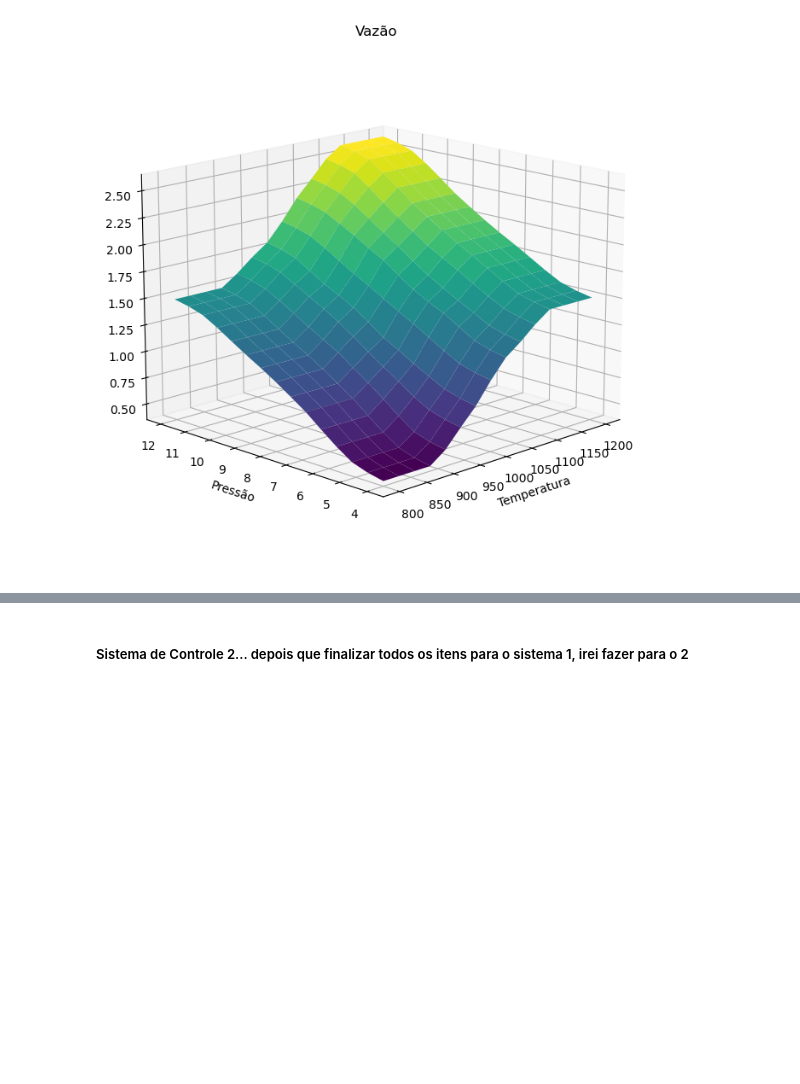
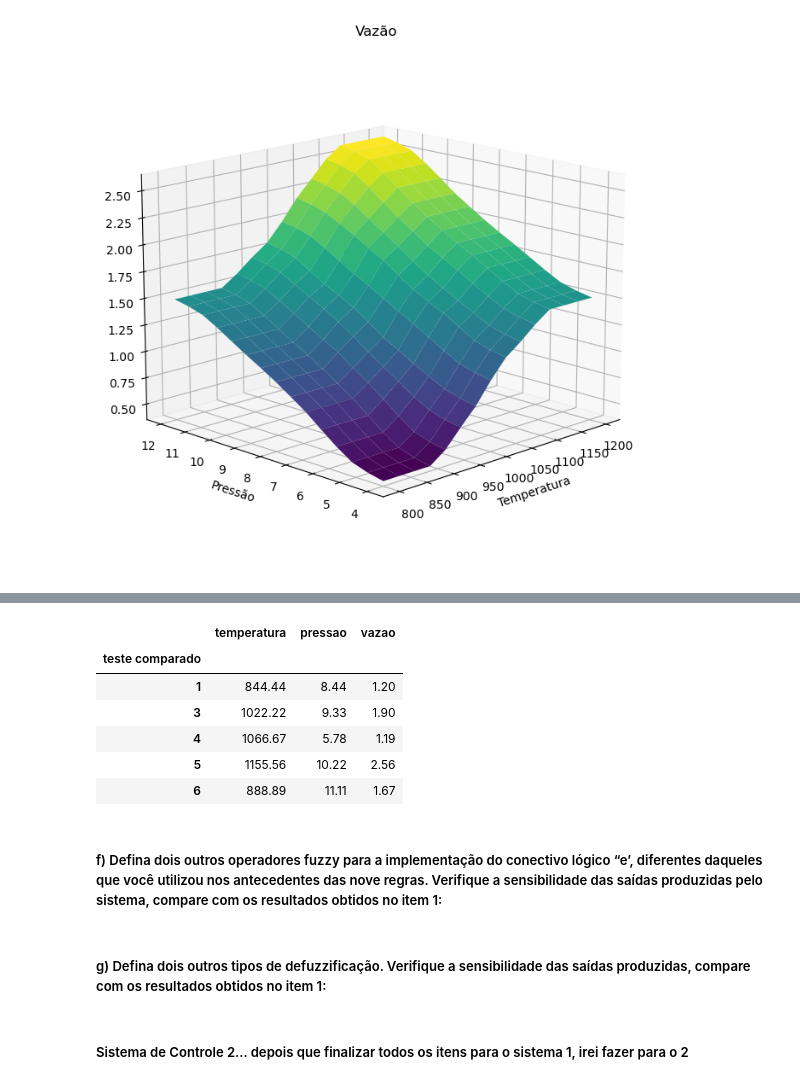
Before and after one commit to antoniolmcandido/fuzzy-with-python, a Jupyter notebook: notebook2.ipynb, the cells around one changed output, grey strips where cells are left out. Saved outputs shown, nothing was run; the diff lists cells and outputs as text; code cells hidden in the pictures; blank space fills up the shorter version.

```diff
--- a/notebook2.ipynb
+++ b/notebook2.ipynb
@@ -243,3 +304,23 @@ ax.view_init(15, 225)
+# %%
+# tabela 02 - a partir da matriz
+tabela01 = pd.DataFrame({'teste comparado': [1, 3, 4, 5, 6],
+                         'temperatura': [844.44, 1022.22, 1066.67, 1155.56, 888.89],
+                         'pressao': [8.44, 9.33, 5.78, 10.22, 11.11],
+                         'vazao': [1.20, 1.90, 1.19, 2.56, 1.67]})
+tabela01.set_index('teste comparado', inplace=True)
+display(tabela01)
+# %% [output]
+|  | temperatura | pressao | vazao |
+| teste comparado |  |  |  |
+| 1 | 844.44 | 8.44 | 1.20 |
+| 3 | 1022.22 | 9.33 | 1.90 |
+| 4 | 1066.67 | 5.78 | 1.19 |
+| 5 | 1155.56 | 10.22 | 2.56 |
+| 6 | 888.89 | 11.11 | 1.67 |
+# %% [markdown]
+##### f) Defina dois outros operadores fuzzy para a implementação do conectivo lógico “e’, diferentes daqueles que você utilizou nos antecedentes das nove regras. Verifique a sensibilidade das saídas produzidas pelo sistema, compare com os resultados obtidos no item 1:
+# %% [markdown]
+##### g) Defina dois outros tipos de defuzzificação. Verifique a sensibilidade das saídas produzidas, compare com os resultados obtidos no item 1:
 # %% [markdown]
 ##### Sistema de Controle 2... depois que finalizar todos os itens para o sistema 1, irei fazer para o 2
 # %%
```
Also changed, not shown: parts of 8 cells of this notebook.
